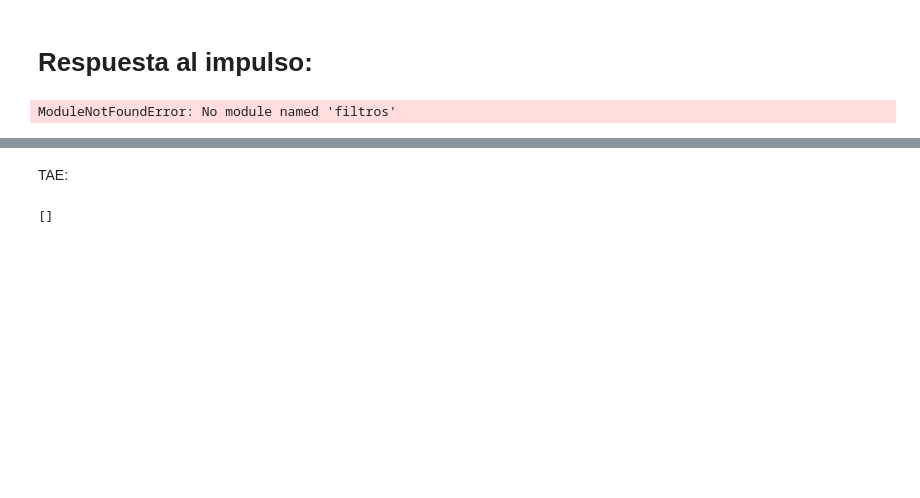
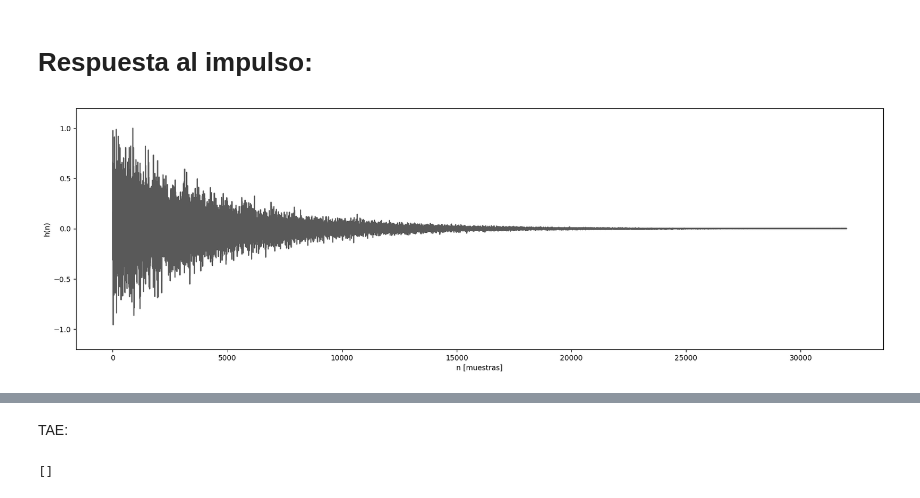
Before and after one commit to maxiaortiz22/blind-estimation-of-acoustics-parameters, a Jupyter notebook: notebooks/Gráficos para la tesis.ipynb, the cells around one changed output, grey strips where cells are left out. Saved outputs shown, nothing was run; the diff lists cells and outputs as text; code cells hidden in the pictures; blank space fills up the shorter version.

```diff
--- a/notebooks/Gráficos para la tesis.ipynb
+++ b/notebooks/Gráficos para la tesis.ipynb
@@ -1,43 +1,61 @@
 # %% [markdown]
 # Respuesta al impulso:
 # %%
-from filtros import butter_bandpass_filter
+from scipy import signal
 import numpy as np
 import matplotlib.pyplot as plt
 from random import randrange
 import matplotlib
+
+def sbutter_bandpass(lowcut, highcut, fs, order):
+    """ Diseña un filtro pasabanda a partir de especificar las frecuencias
+    de corte superior e inferior, la frecuencia de sampleo y el orden del filtro """
+    nyq = 0.5 * fs
+    low = lowcut / nyq
+    high = highcut / nyq
+    sos = signal.butter(order, [low, high], btype='band', output='sos')
+    return sos
+
+def sbutter_bandpass_filter(data, lowcut, highcut, fs, order):
+    """ filtra una señal (data) a partir de diseñar un filtro pasabanda
+    tipo butter a partir de las frecuencias de corte superior e inferior
+    la frecuencia de sampleo y el orden del filtro. Devuelve la señal filtrada
+    en tiempo """
+    sos = sbutter_bandpass(lowcut, highcut, fs, order)
+    y = signal.sosfilt(sos, data)
+    return y
 
 def syntheticRIR(Rt, fs):
   # Reconstruir una RIR con el método de schroeder a partir de conocer el tiempo de reverberación
 
   t = np.arange(0, int(Rt), 1/fs)
   a = 1 #Amplitud de la RIR
 
   y = a*np.e**((-6.9*t)/Rt) # Creo una exponencial decreciente
 
   seed = randrange(int(2**32))
 
   np.random.seed(seed)
   n = np.random.normal(0, 1, y.shape) #Genero ruido blanco
 
   y = y*n #+ n*0.01#Multiplico el ruido por la señal
 
   return y/max(np.abs(y)), seed
 
 rir, _ = syntheticRIR(2, 16000)
 
 
 #plt.style.use('grayscale')
 plt.figure(facecolor='white', figsize=[20,6], )
 plt.plot(rir, color='0.35')
 plt.ylabel('h(n)')
 plt.xlabel('n [muestras]')
 plt.ylim(-1.2,1.2)
 matplotlib.rcParams.update({'font.size': 22})
 
 plt.show()
 # %% [output]
-ModuleNotFoundError: No module named 'filtros'
+[figure, added]
 # %%
 # Recorto la rir:
 rir = rir[:30000]
```
Also changed, not shown: parts of 2 cells of this notebook, 1 other file.
